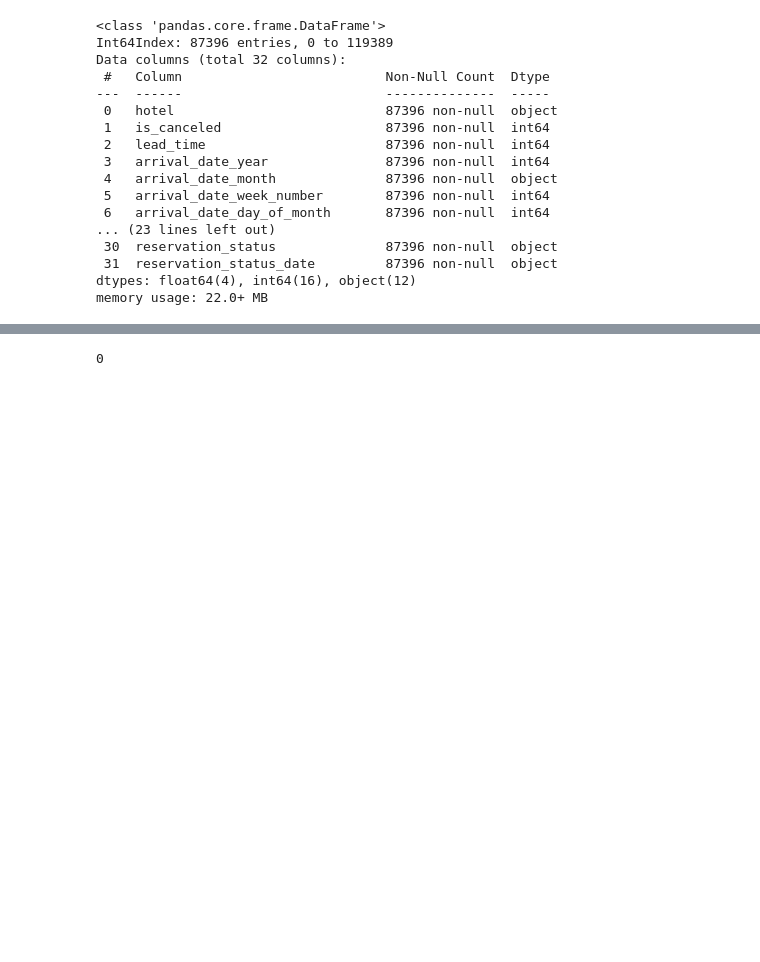
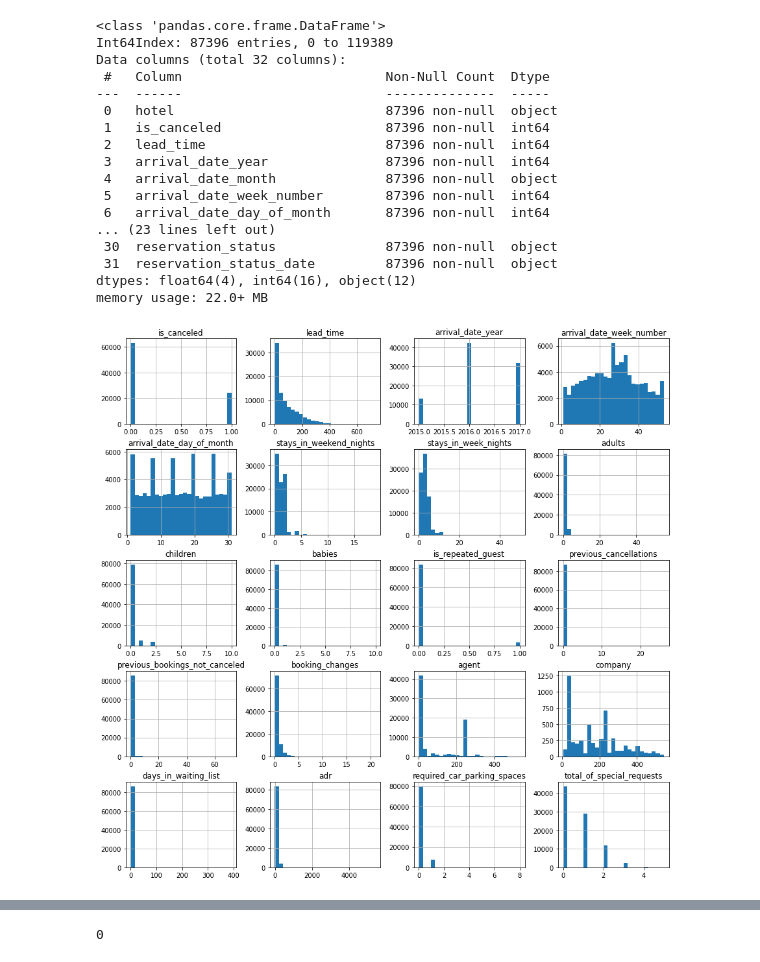
Before and after one commit to karimamd/Movies_Dataset_Analysis, a Jupyter notebook: hotel.ipynb, the cells around one changed output, grey strips where cells are left out. Saved outputs shown, nothing was run; the diff lists cells and outputs as text; code cells hidden in the pictures; blank space fills up the shorter version.

```diff
--- a/hotel.ipynb
+++ b/hotel.ipynb
@@ -47,3 +47,7 @@ Data columns (total 32 columns):
  31  reservation_status_date         87396 non-null  object
 dtypes: float64(4), int64(16), object(12)
 memory usage: 22.0+ MB
+# %%
+hotel.hist(figsize=(15,15),bins=25);
+# %% [output]
+[figure, added]
```
Also changed, not shown: parts of 14 cells of this notebook.
